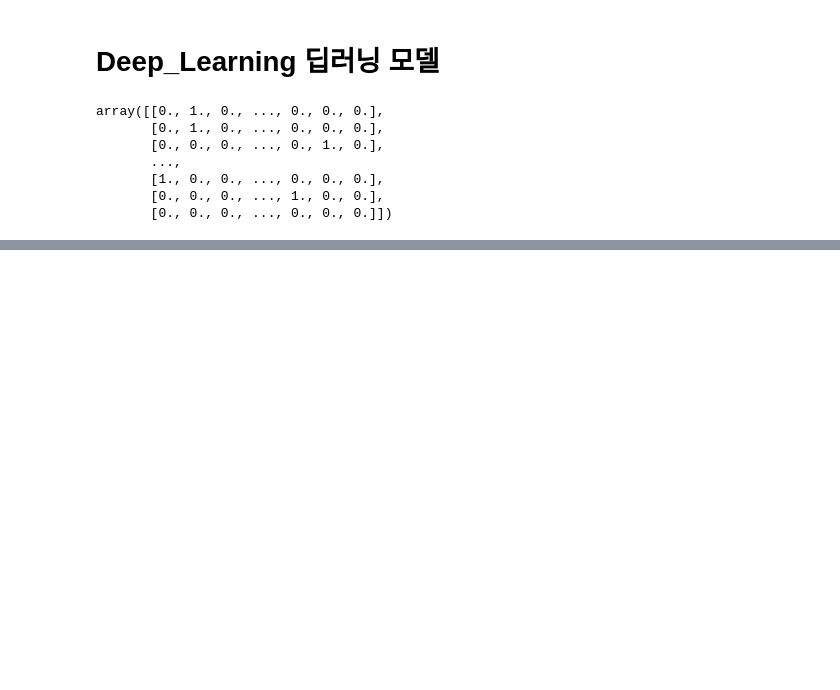
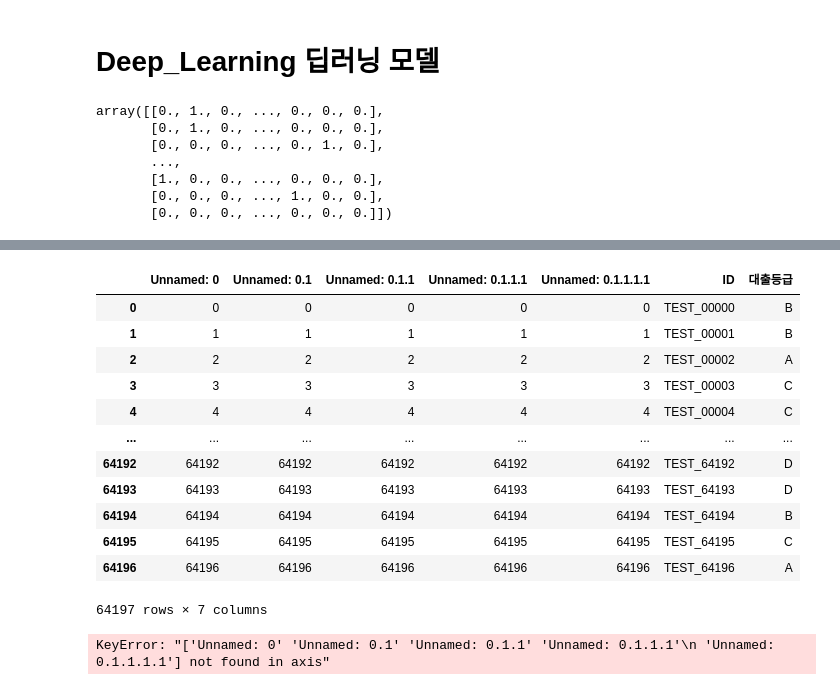
Before and after one commit to youse0ng/AICE_, a Jupyter notebook: open/데이터전처리.ipynb, the cells around one changed output, grey strips where cells are left out. Saved outputs shown, nothing was run; the diff lists cells and outputs as text; code cells hidden in the pictures; blank space fills up the shorter version.

```diff
--- a/open/데이터전처리.ipynb
+++ b/open/데이터전처리.ipynb
@@ -637,0 +674,7 @@ plt.show()
+# %%
+answersheet = []
+for i in dtc.predict(test):
+    answersheet.append([list(i).index(1)])
+answersheet=pd.DataFrame(answersheet)
+answersheet=answersheet[0].map({0:'A',1:'B',2:'C',3:'D',4:'E',5:'F',6:'G'})
+answersheet
@@ -637,0 +694,22 @@ plt.show()
+# %%
+sub = pd.read_csv(r'C:\Users\hyssk\AICE_\open\sample_submission.csv')
+sub['대출등급'] = answersheet
+sub
+# %% [output]
+|  | Unnamed: 0 | Unnamed: 0.1 | Unnamed: 0.1.1 | Unnamed: 0.1.1.1 | Unnamed: 0.1.1.1.1 | ID | 대출등급 |
+| 0 | 0 | 0 | 0 | 0 | 0 | TEST_00000 | B |
+| 1 | 1 | 1 | 1 | 1 | 1 | TEST_00001 | B |
+| 2 | 2 | 2 | 2 | 2 | 2 | TEST_00002 | A |
+| 3 | 3 | 3 | 3 | 3 | 3 | TEST_00003 | C |
+| 4 | 4 | 4 | 4 | 4 | 4 | TEST_00004 | C |
+| ... | ... | ... | ... | ... | ... | ... | ... |
+| 64192 | 64192 | 64192 | 64192 | 64192 | 64192 | TEST_64192 | D |
+| 64193 | 64193 | 64193 | 64193 | 64193 | 64193 | TEST_64193 | D |
+| 64194 | 64194 | 64194 | 64194 | 64194 | 64194 | TEST_64194 | B |
+| 64195 | 64195 | 64195 | 64195 | 64195 | 64195 | TEST_64195 | C |
+| 64196 | 64196 | 64196 | 64196 | 64196 | 64196 | TEST_64196 | A |
+64197 rows × 7 columns
+# %%
+sub.drop(columns=['Unnamed: 0','Unnamed: 0.1','Unnamed: 0.1.1','Unnamed: 0.1.1.1','Unnamed: 0.1.1.1.1'],inplace=True)
+# %% [output]
+KeyError: "['Unnamed: 0' 'Unnamed: 0.1' 'Unnamed: 0.1.1' 'Unnamed: 0.1.1.1'\n 'Unnamed: 0.1.1.1.1'] not found in axis"
```
Also changed, not shown: parts of 12 cells of this notebook, 1 other file.
